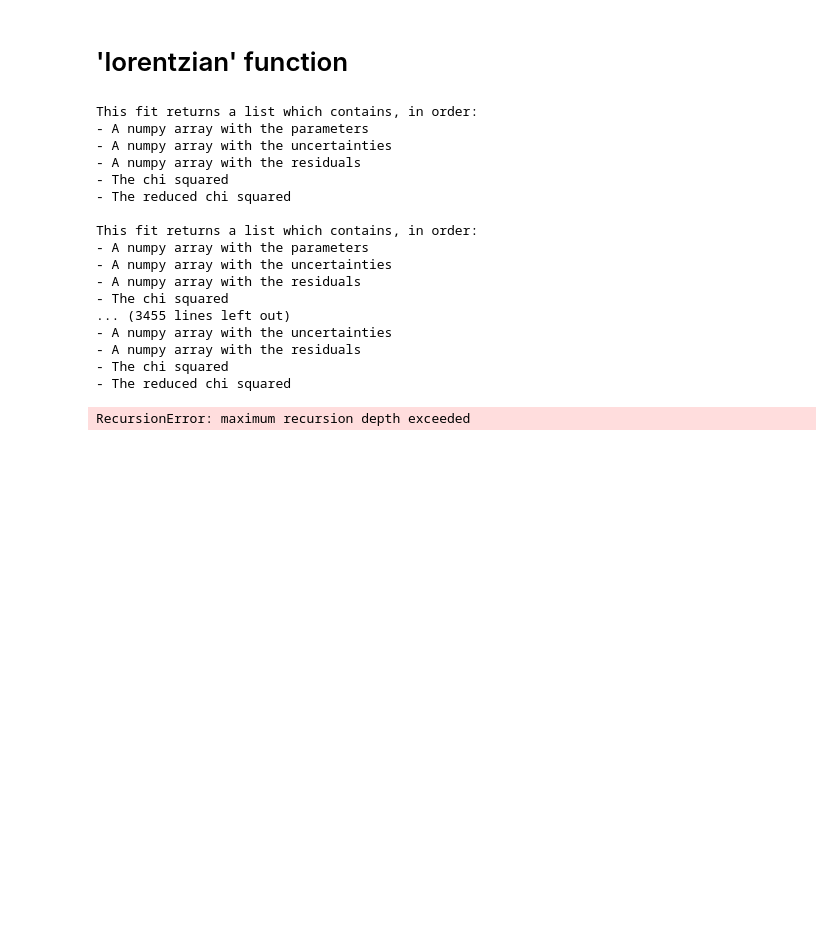
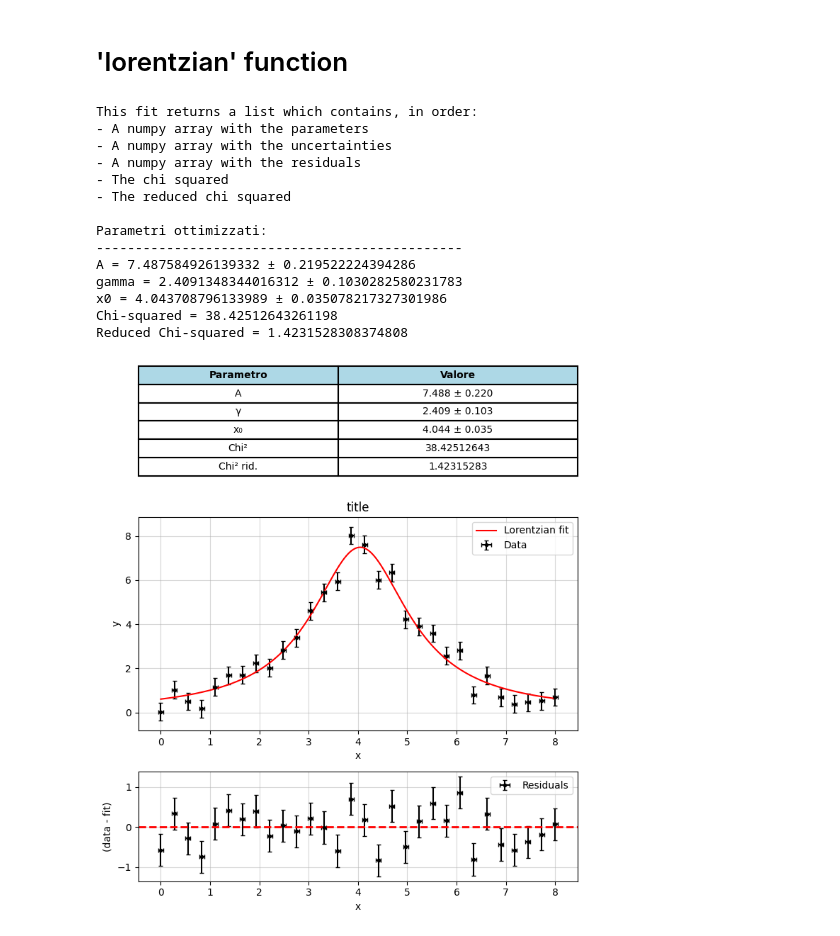
Before and after one commit to b3n3d3tt4/basics, a Jupyter notebook: bfexamples.ipynb, the cells around one changed output. Drawn from its saved outputs; the diff is of its cells as text; code cells hidden in the pictures; blank space fills up the shorter version.

Commit message:
sistemata lorentzian

```diff
--- a/bfexamples.ipynb
+++ b/bfexamples.ipynb
@@ -176,42 +159,38 @@ Reduced Chi-squared = 1.3053781452357507
 # %%
 # Lorentzian function (equivalente a Breit-Wigner con a/π e FWHM)
 def lorentz(x, A, gamma, x0):
     return A * (gamma**2) / ((x - x0)**2 + gamma**2)
 
 # Parametri reali (per generare dati fittizi)
 A_true = 8
 gamma_true = 1.2
 x0_true = 4.0
 
 # Generazione dati
-np.random.seed(42)
-x = np.linspace(0, 8, 60)
+x = np.linspace(0, 8, 30)
 y_clean = lorentz(x, A_true, gamma_true, x0_true)
-noise = np.random.normal(0, 0.4, size=x.shape)
+noise = np.random.normal(0, 0.7, size=x.shape)
 y = y_clean + noise
 
 # Errori simulati
 sy = np.full_like(y, 0.4)
 sx = np.full_like(x, 0.05)
 
 # Test of the Lorentzian fit function
-ex_lorentz = bf.lorentzian(x, y, sx=sx, sy=sy, xlabel="x", ylabel="y")
+ex_lorentz = bf.lorentzian(x, y, sx=sx, sy=sy, xlabel="x", ylabel="y", plot=True)
 # %% [output]
 This fit returns a list which contains, in order:
 - A numpy array with the parameters
 - A numpy array with the uncertainties
 - A numpy array with the residuals
 - The chi squared
 - The reduced chi squared
 
-This fit returns a list which contains, in order:
-- A numpy array with the parameters
-- A numpy array with the uncertainties
-- A numpy array with the residuals
-- The chi squared
-... (3455 lines left out)
-- A numpy array with the uncertainties
-- A numpy array with the residuals
-- The chi squared
-- The reduced chi squared
+Parametri ottimizzati:
+-----------------------------------------------
+A = 7.487584926139332 ± 0.219522224394286
+gamma = 2.4091348344016312 ± 0.1030282580231783
+x0 = 4.043708796133989 ± 0.035078217327301986
+Chi-squared = 38.42512643261198
+Reduced Chi-squared = 1.4231528308374808
-RecursionError: maximum recursion depth exceeded
+[figure, added]
```
Also changed, not shown: parts of 5 cells of this notebook, 1 other file.
